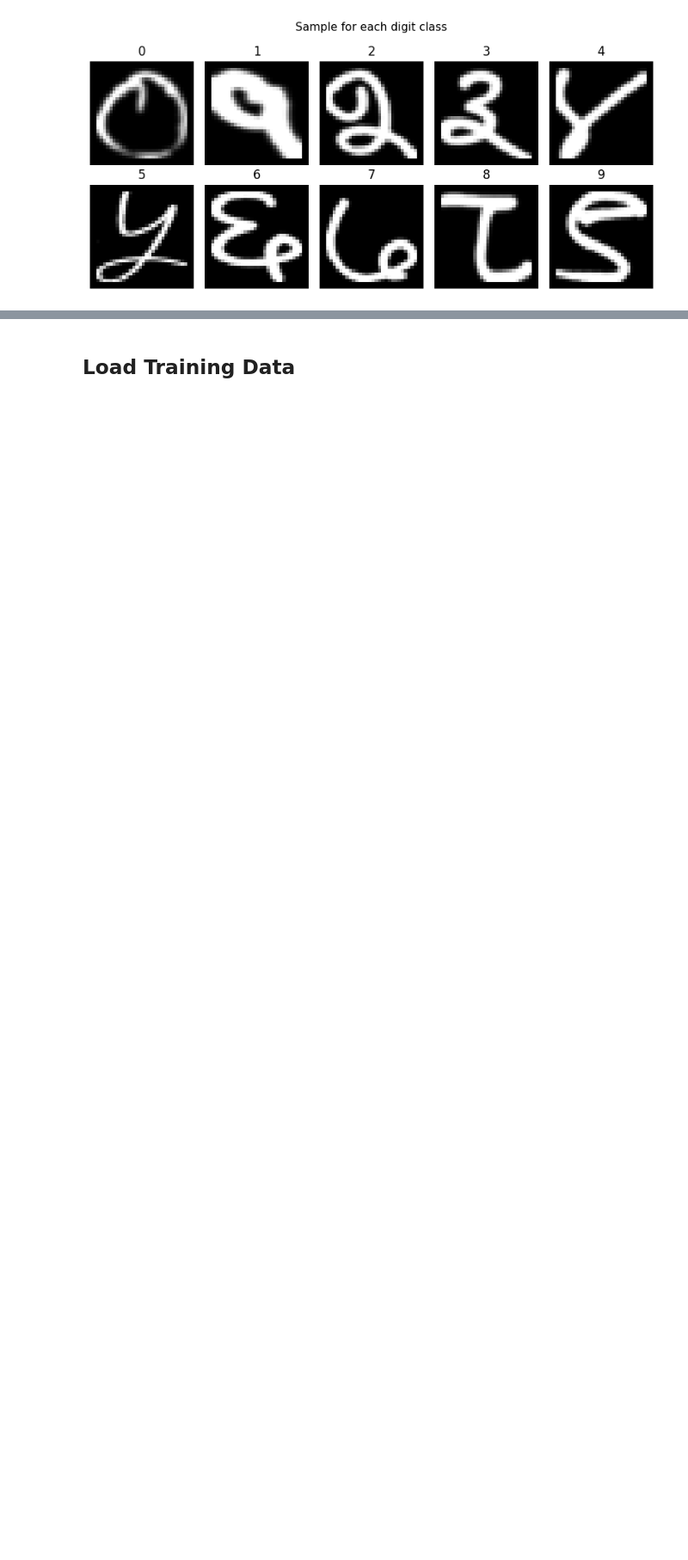
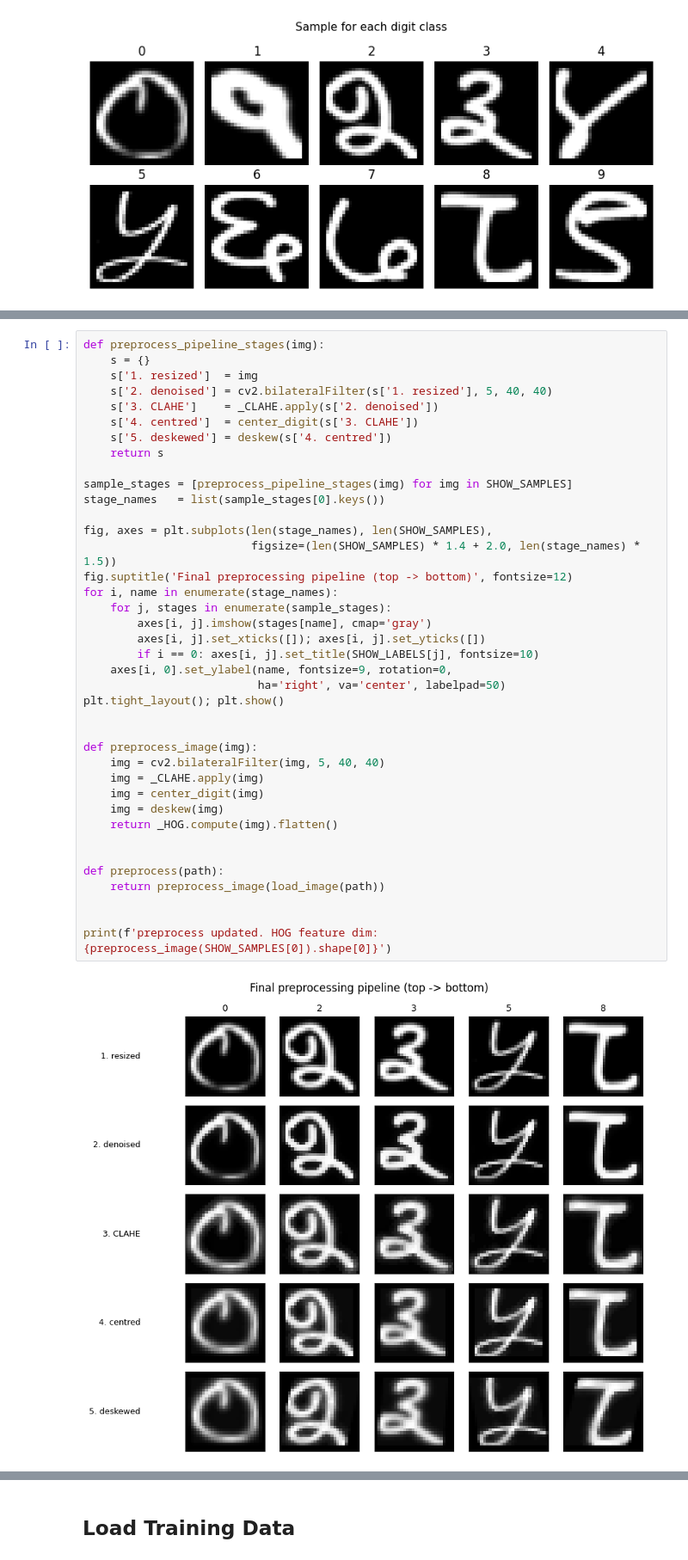
Before and after one commit to Rarees404/Image_Video_repo, a Jupyter notebook: recognize.ipynb, the cells around one changed output, grey strips where cells are left out. Shown at 86% size. Saved outputs shown, nothing was run; the diff lists cells and outputs as text; blank space fills up the shorter version.

```diff
--- a/recognize.ipynb
+++ b/recognize.ipynb
@@ -80,0 +193,41 @@ plt.show()
+# %%
+def preprocess_pipeline_stages(img):
+    s = {}
+    s['1. resized']  = img
+    s['2. denoised'] = cv2.bilateralFilter(s['1. resized'], 5, 40, 40)
+    s['3. CLAHE']    = _CLAHE.apply(s['2. denoised'])
+    s['4. centred']  = center_digit(s['3. CLAHE'])
+    s['5. deskewed'] = deskew(s['4. centred'])
+    return s
+
+sample_stages = [preprocess_pipeline_stages(img) for img in SHOW_SAMPLES]
+stage_names   = list(sample_stages[0].keys())
+
+fig, axes = plt.subplots(len(stage_names), len(SHOW_SAMPLES),
+                         figsize=(len(SHOW_SAMPLES) * 1.4 + 2.0, len(stage_names) * 1.5))
+fig.suptitle('Final preprocessing pipeline (top -> bottom)', fontsize=12)
+for i, name in enumerate(stage_names):
+    for j, stages in enumerate(sample_stages):
+        axes[i, j].imshow(stages[name], cmap='gray')
+        axes[i, j].set_xticks([]); axes[i, j].set_yticks([])
+        if i == 0: axes[i, j].set_title(SHOW_LABELS[j], fontsize=10)
+    axes[i, 0].set_ylabel(name, fontsize=9, rotation=0,
+                          ha='right', va='center', labelpad=50)
+plt.tight_layout(); plt.show()
+
+
+def preprocess_image(img):
+    img = cv2.bilateralFilter(img, 5, 40, 40)
+    img = _CLAHE.apply(img)
+    img = center_digit(img)
+    img = deskew(img)
+    return _HOG.compute(img).flatten()
+
+
+def preprocess(path):
+    return preprocess_image(load_image(path))
+
+
+print(f'preprocess updated. HOG feature dim: {preprocess_image(SHOW_SAMPLES[0]).shape[0]}')
+# %% [output]
+[figure, added]
```
Also changed, not shown: parts of 17 cells of this notebook.
